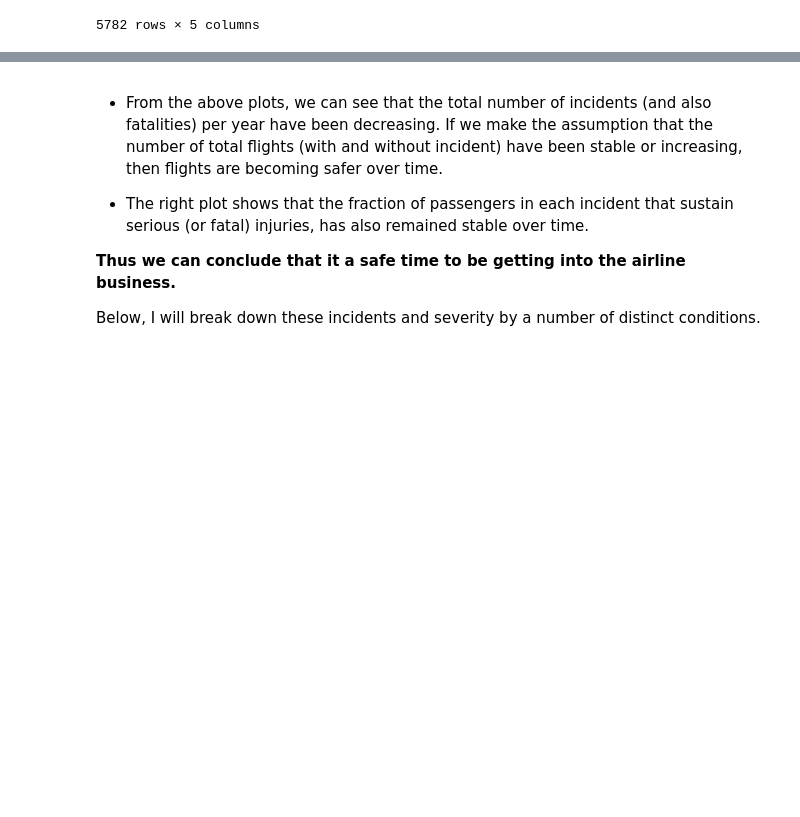
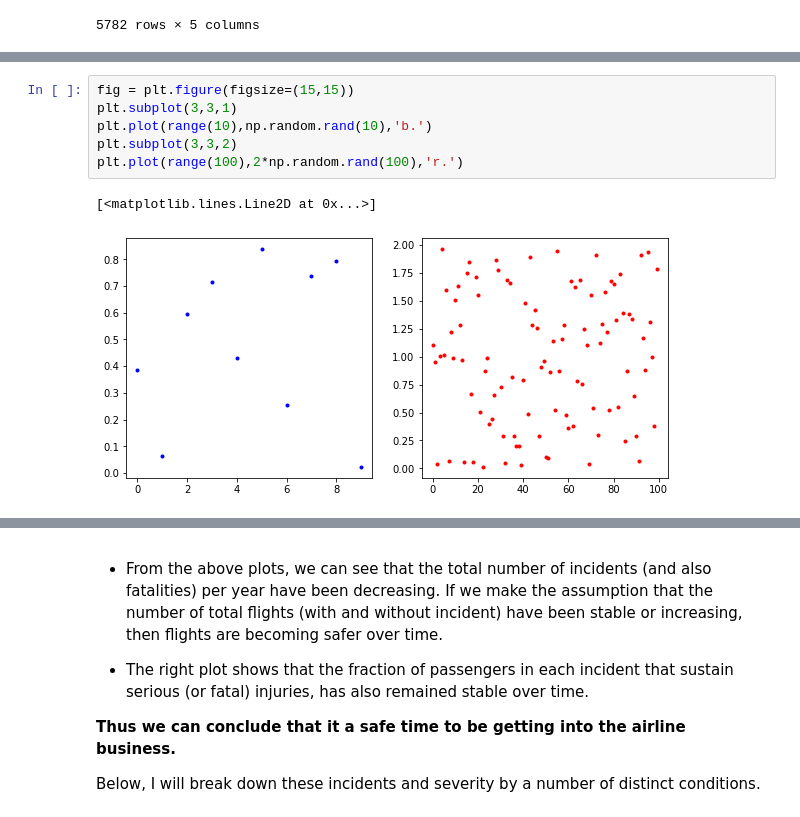
Before and after one commit to christopheraaronhenry/box_office_growth, a Jupyter notebook: box_office_growth.ipynb, the cells around one changed output, grey strips where cells are left out. Saved outputs shown, nothing was run; the diff lists cells and outputs as text; blank space fills up the shorter version.

```diff
--- a/box_office_growth.ipynb
+++ b/box_office_growth.ipynb
@@ -240,3 +481,12 @@ First we will look at how the occurence of incidents and fatalities change over
+# %%
+fig = plt.figure(figsize=(15,15))
+plt.subplot(3,3,1)
+plt.plot(range(10),np.random.rand(10),'b.')
+plt.subplot(3,3,2)
+plt.plot(range(100),2*np.random.rand(100),'r.')
+# %% [output]
+[<matplotlib.lines.Line2D at 0x...>]
+[figure, added]
 # %%
 # group number of incidents and fatalities by year
 incidents_by_year = aviation_df.groupby('Year')['Incident'].sum()
```
Also changed, not shown: parts of 26 cells of this notebook.
